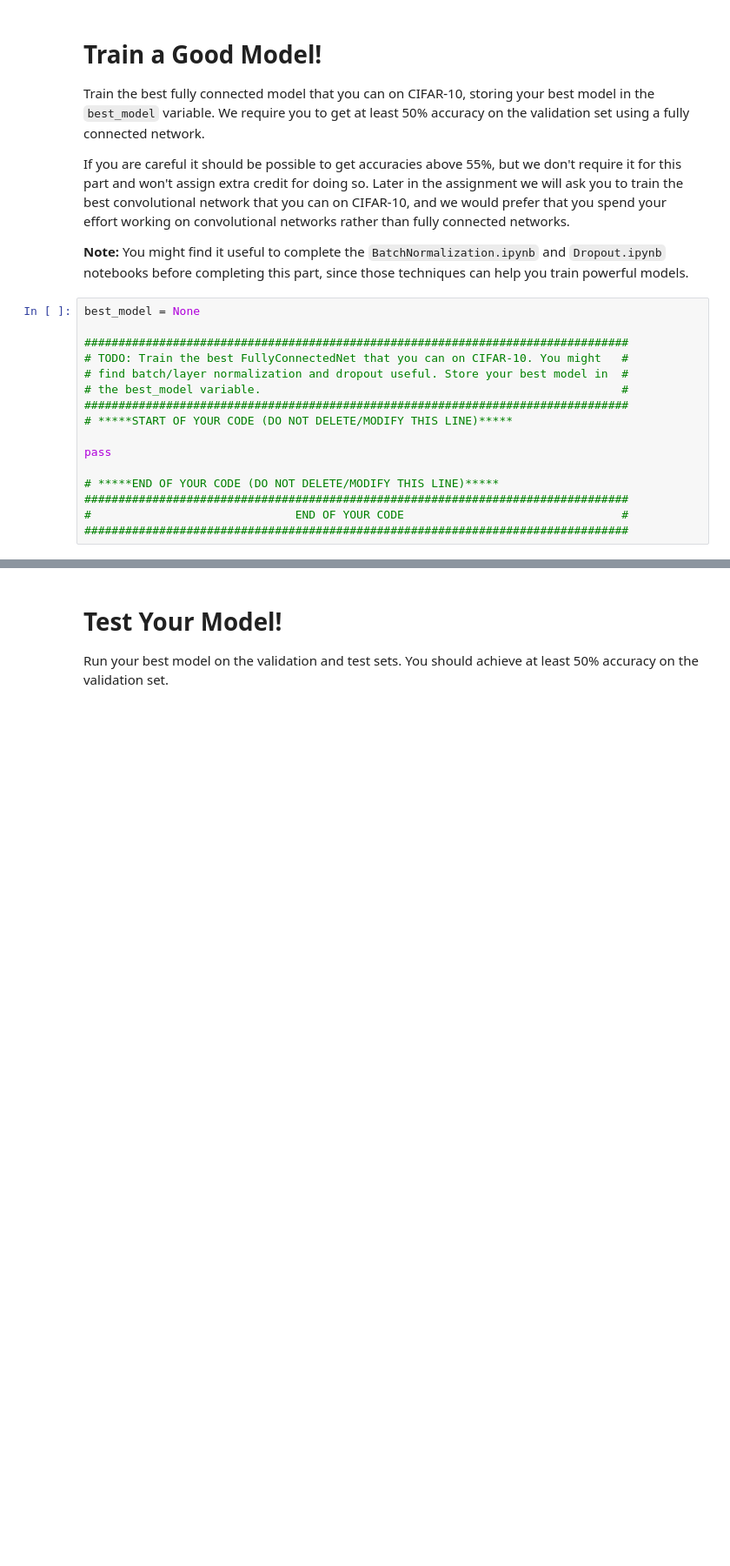
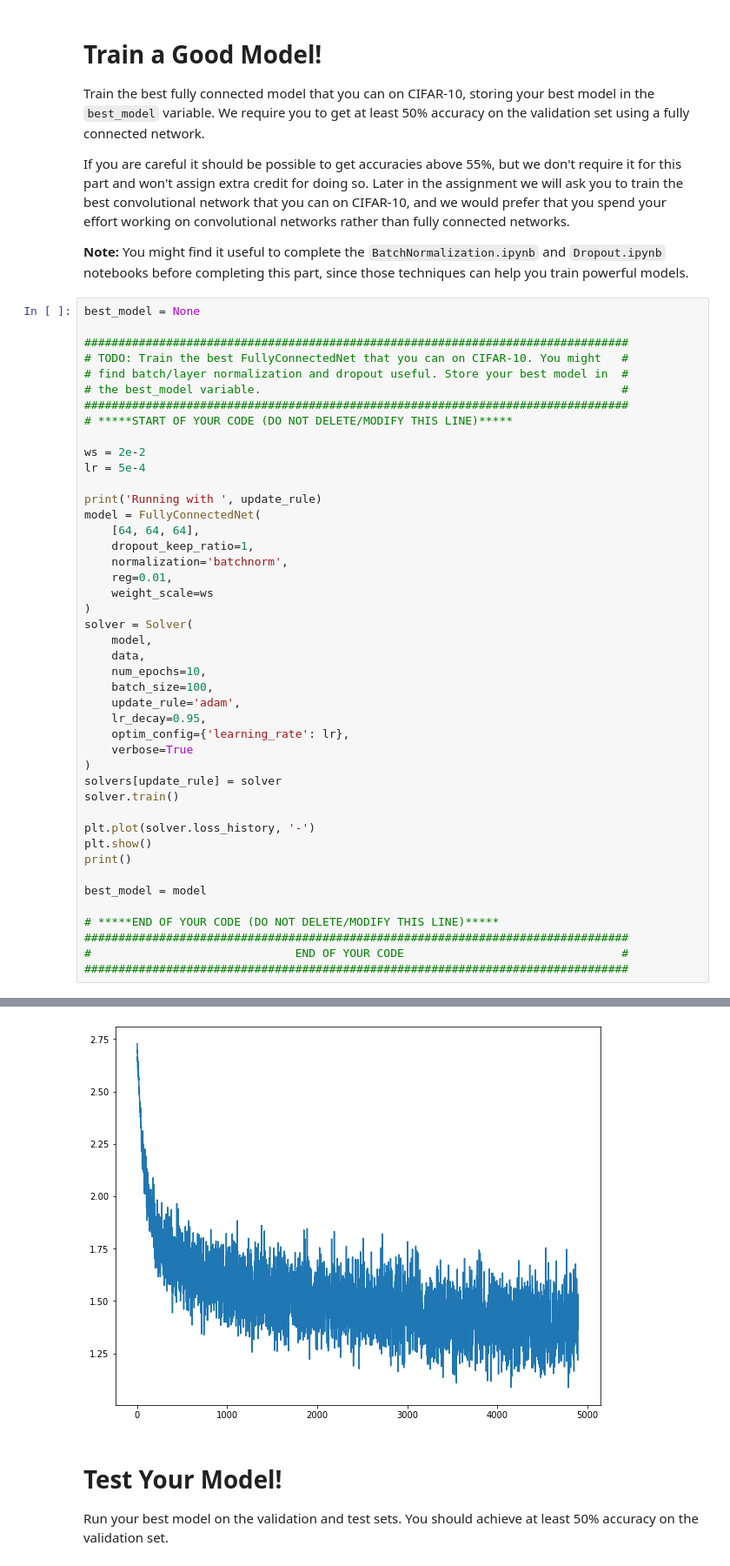
Before and after one commit to capy-pl/cs231n, a Jupyter notebook: assignment2/FullyConnectedNets.ipynb, the cells around one changed output, grey strips where cells are left out. Shown at 87% size. Drawn from its saved outputs; the diff is of its cells as text; blank space fills up the shorter version.

```diff
--- a/assignment2/FullyConnectedNets.ipynb
+++ b/assignment2/FullyConnectedNets.ipynb
@@ -460,9 +456,38 @@ best_model = None
 ################################################################################
 # *****START OF YOUR CODE (DO NOT DELETE/MODIFY THIS LINE)*****
 
-pass
+ws = 2e-2
+lr = 5e-4
+
+print('Running with ', update_rule)
+model = FullyConnectedNet(
+    [64, 64, 64],
+    dropout_keep_ratio=1,
+    normalization='batchnorm',
+    reg=0.01,
+    weight_scale=ws
+)
+solver = Solver(
+    model,
+    data,
+    num_epochs=10,
+    batch_size=100,
+    update_rule='adam',
+    lr_decay=0.95,
+    optim_config={'learning_rate': lr},
+    verbose=True
+)
+solvers[update_rule] = solver
+solver.train()
+
+plt.plot(solver.loss_history, '-')
+plt.show()
+print()
+
+best_model = model
 
 # *****END OF YOUR CODE (DO NOT DELETE/MODIFY THIS LINE)*****
 ################################################################################
 #                              END OF YOUR CODE                                #
 ################################################################################
+# %% [output]
@@ -469,3 +511,4 @@ pass
+[figure, added]
 # %% [markdown]
 # Test Your Model!
 Run your best model on the validation and test sets. You should achieve at least 50% accuracy on the validation set.
```
Also changed, not shown: parts of 8 cells of this notebook, 1 other file.
